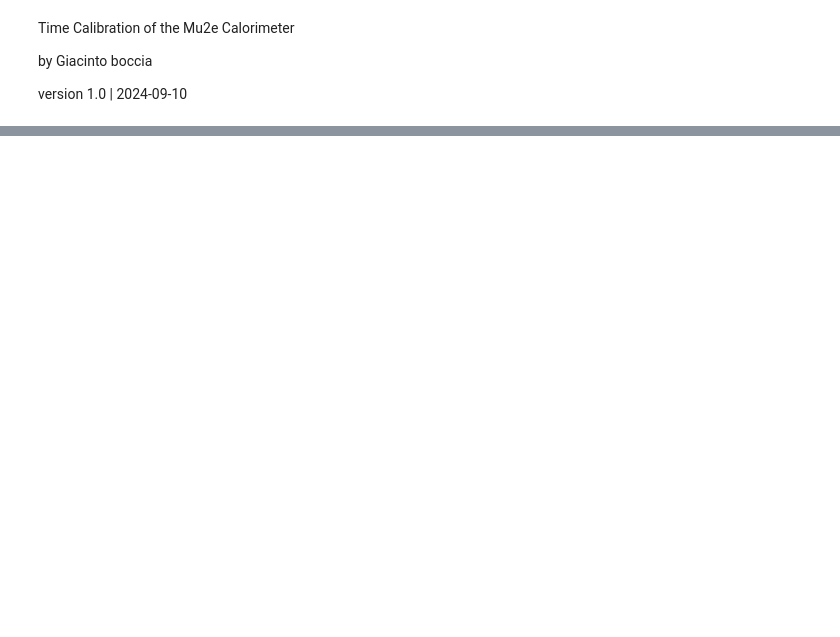
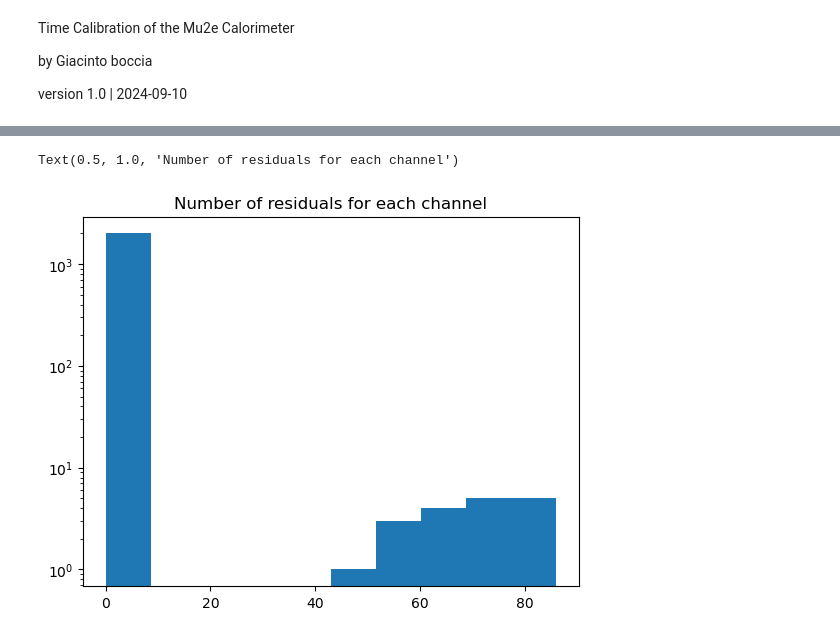
Before and after one commit to Mu2e/CaloCalibration, a Jupyter notebook: CosmicsCalib/vst/time_calibration/t_cal.ipynb, the cells around one changed output, grey strips where cells are left out. Cells and saved outputs as stored; diff of their text form; code cells hidden in the pictures; blank space fills up the shorter version.

```diff
--- a/CosmicsCalib/vst/time_calibration/t_cal.ipynb
+++ b/CosmicsCalib/vst/time_calibration/t_cal.ipynb
@@ -198,0 +247,8 @@ ax.set_ybound(-100, 100)
+# %%
+#Draw tht distrigution of the number of residuals for a specic generation over all the channles
+plt.hist(num_res_arr[0].flatten(), label= "Run " + str(run))
+plt.yscale('log')
+plt.title("Number of residuals for each channel")
+# %% [output]
+Text(0.5, 1.0, 'Number of residuals for each channel')
+[figure, added]
```
Also changed, not shown: parts of 14 cells of this notebook, 1 other file.
